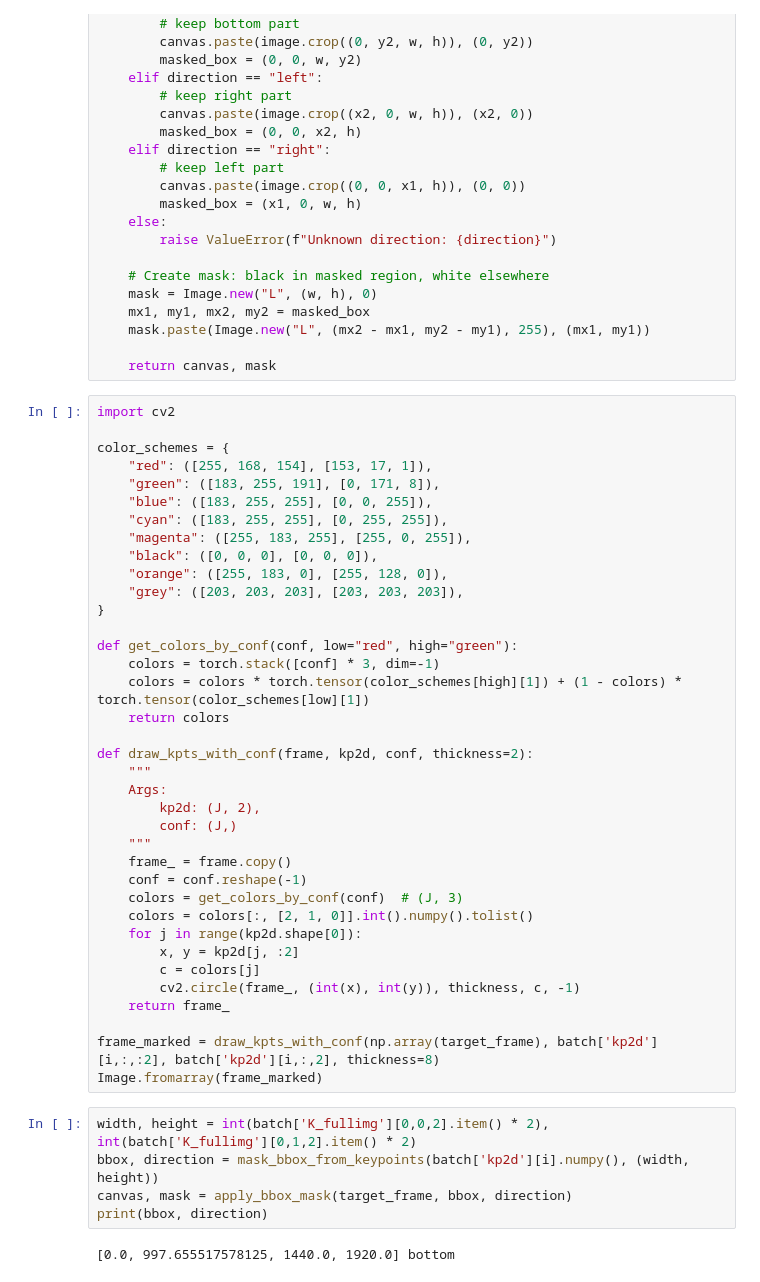
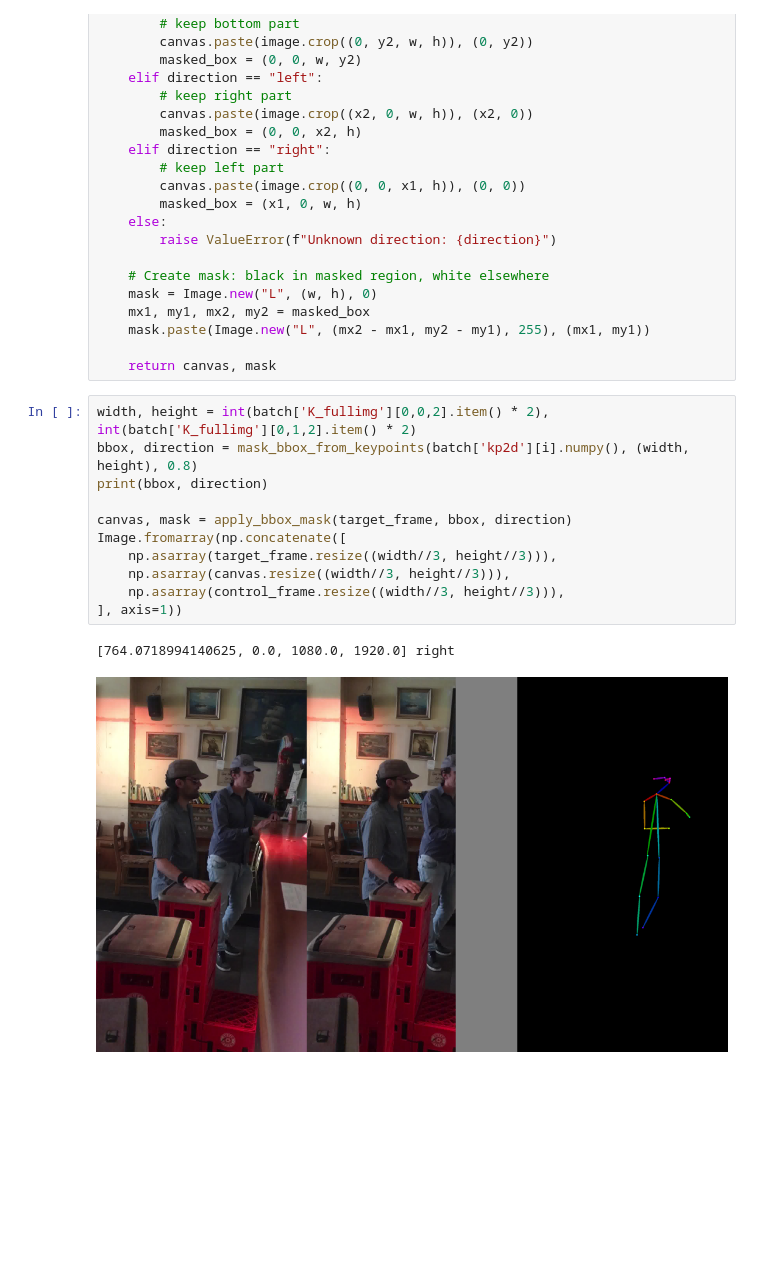
Before and after one commit to yj7082126/GVHMR, a Jupyter notebook: notebooks/test-outpainting.ipynb, the cells around one changed output. Cells and saved outputs as stored; diff of their text form; blank space fills up the shorter version.

```diff
--- a/notebooks/test-outpainting.ipynb
+++ b/notebooks/test-outpainting.ipynb
@@ -163,47 +205,17 @@ def apply_bbox_mask(image, bbox, direction, fill_color=(127, 127, 127)):
     mask.paste(Image.new("L", (mx2 - mx1, my2 - my1), 255), (mx1, my1))
 
     return canvas, mask
-# %%
-import cv2
-
-color_schemes = {
-    "red": ([255, 168, 154], [153, 17, 1]),
-    "green": ([183, 255, 191], [0, 171, 8]),
-    "blue": ([183, 255, 255], [0, 0, 255]),
-    "cyan": ([183, 255, 255], [0, 255, 255]),
-    "magenta": ([255, 183, 255], [255, 0, 255]),
-    "black": ([0, 0, 0], [0, 0, 0]),
-    "orange": ([255, 183, 0], [255, 128, 0]),
-    "grey": ([203, 203, 203], [203, 203, 203]),
-}
-
-def get_colors_by_conf(conf, low="red", high="green"):
-    colors = torch.stack([conf] * 3, dim=-1)
-    colors = colors * torch.tensor(color_schemes[high][1]) + (1 - colors) * torch.tensor(color_schemes[low][1])
-    return colors
-
-def draw_kpts_with_conf(frame, kp2d, conf, thickness=2):
-    """
-    Args:
-        kp2d: (J, 2),
-        conf: (J,)
-    """
-    frame_ = frame.copy()
-    conf = conf.reshape(-1)
-    colors = get_colors_by_conf(conf)  # (J, 3)
-    colors = colors[:, [2, 1, 0]].int().numpy().tolist()
-    for j in range(kp2d.shape[0]):
-        x, y = kp2d[j, :2]
-        c = colors[j]
-        cv2.circle(frame_, (int(x), int(y)), thickness, c, -1)
-    return frame_
-
-frame_marked = draw_kpts_with_conf(np.array(target_frame), batch['kp2d'][i,:,:2], batch['kp2d'][i,:,2], thickness=8)
-Image.fromarray(frame_marked)
 # %%
 width, height = int(batch['K_fullimg'][0,0,2].item() * 2), int(batch['K_fullimg'][0,1,2].item() * 2)
-bbox, direction = mask_bbox_from_keypoints(batch['kp2d'][i].numpy(), (width, height))
+bbox, direction = mask_bbox_from_keypoints(batch['kp2d'][i].numpy(), (width, height), 0.8)
+print(bbox, direction)
+
 canvas, mask = apply_bbox_mask(target_frame, bbox, direction)
-print(bbox, direction)
+Image.fromarray(np.concatenate([
+    np.asarray(target_frame.resize((width//3, height//3))),
+    np.asarray(canvas.resize((width//3, height//3))),
+    np.asarray(control_frame.resize((width//3, height//3))),
+], axis=1))
 # %% [output]
-[0.0, 997.655517578125, 1440.0, 1920.0] bottom
+[764.0718994140625, 0.0, 1080.0, 1920.0] right
+[figure, added]
```
Also changed, not shown: parts of 9 cells of this notebook, 5 other files.
